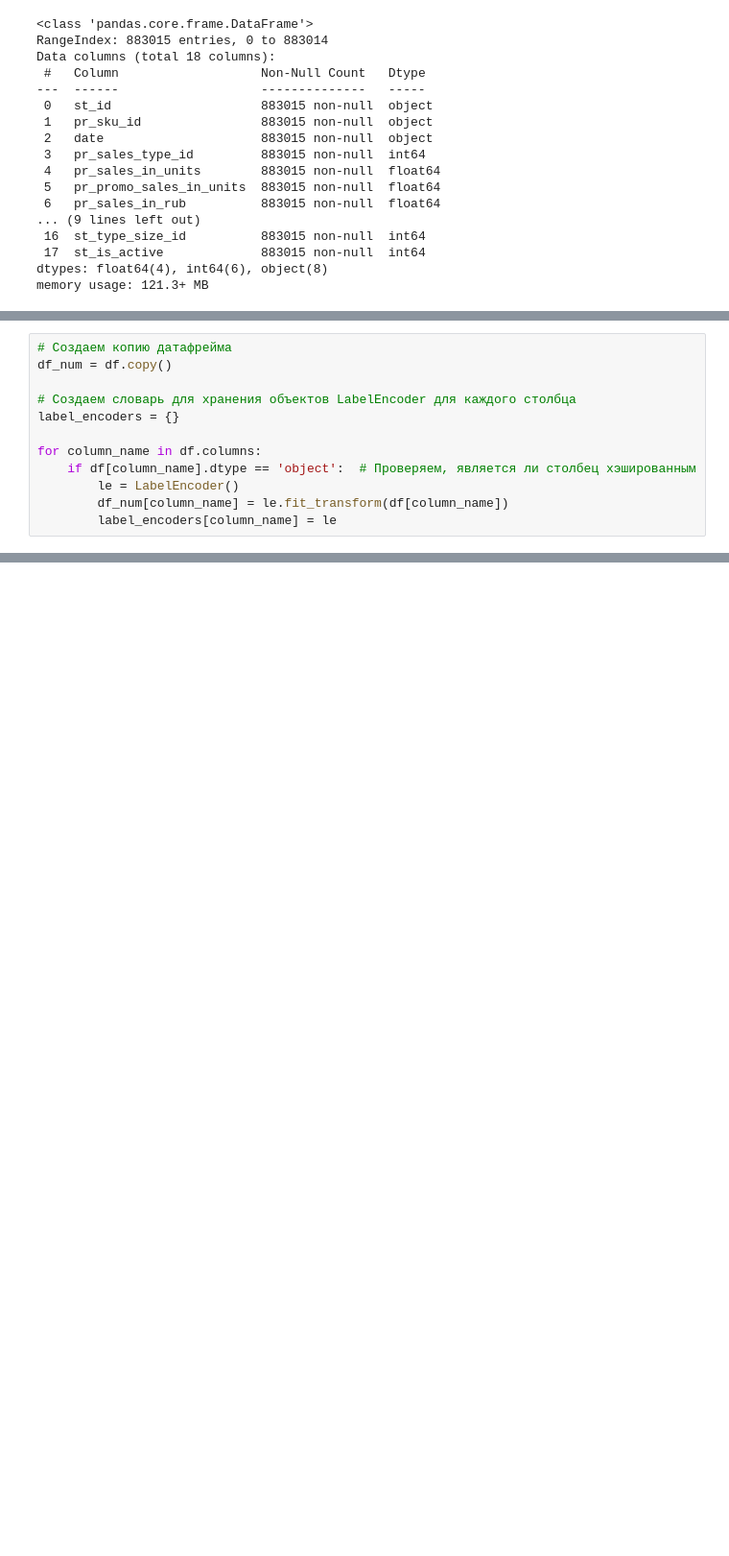
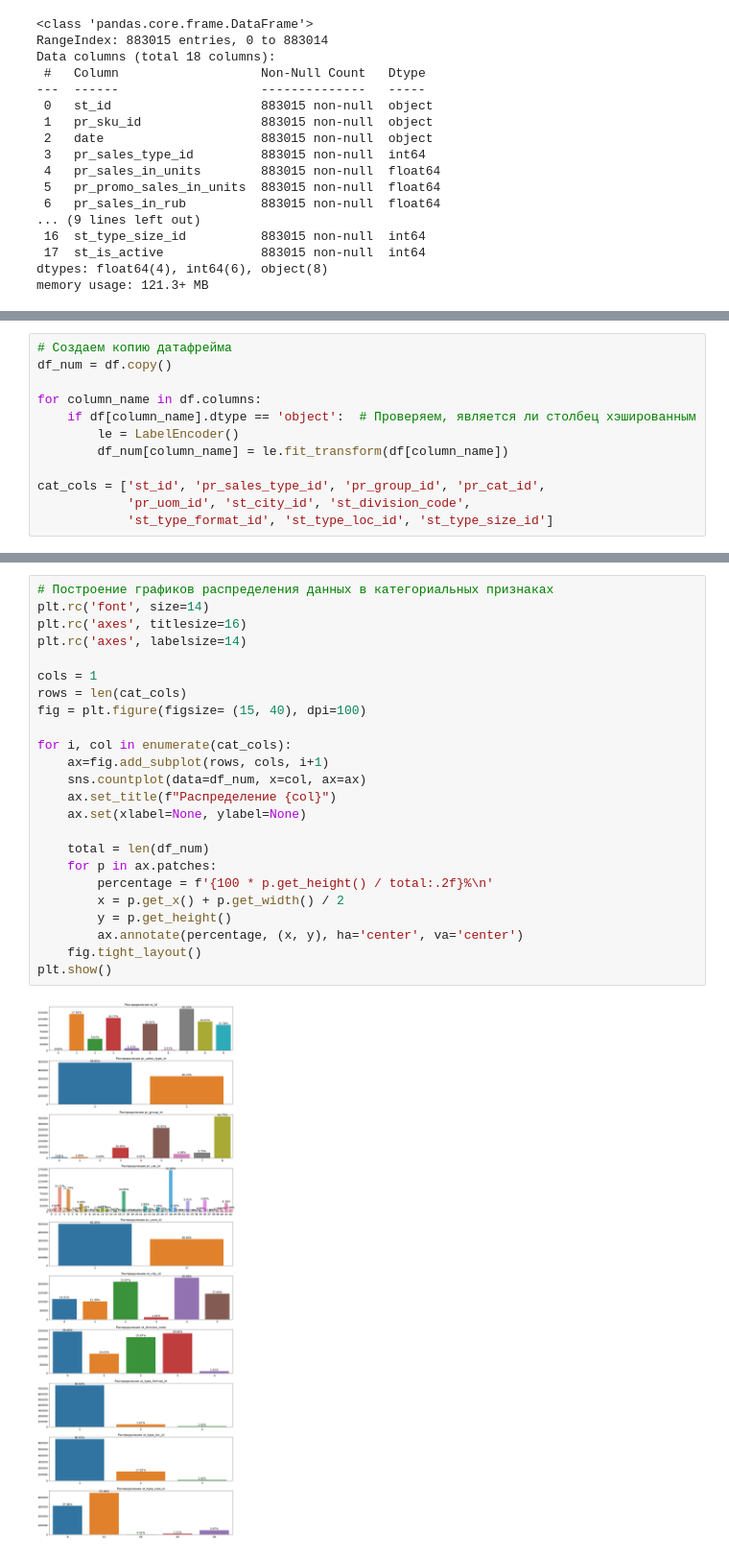
Before and after one commit to Vdol22/Proj_Lenta, a Jupyter notebook: Model.ipynb, the cells around one changed output, grey strips where cells are left out. Shown at 96% size. Cells and saved outputs as stored; diff of their text form; blank space fills up the shorter version.

```diff
--- a/Model.ipynb
+++ b/Model.ipynb
@@ -86,12 +191,12 @@ df_hash_recovered.head()
 # %%
 # Создаем копию датафрейма
 df_num = df.copy()
-
-# Создаем словарь для хранения объектов LabelEncoder для каждого столбца
-label_encoders = {}
 
 for column_name in df.columns:
     if df[column_name].dtype == 'object':  # Проверяем, является ли столбец хэшированным
         le = LabelEncoder()
         df_num[column_name] = le.fit_transform(df[column_name])
-        label_encoders[column_name] = le
+
+cat_cols = ['st_id', 'pr_sales_type_id', 'pr_group_id', 'pr_cat_id',
+            'pr_uom_id', 'st_city_id', 'st_division_code',
+            'st_type_format_id', 'st_type_loc_id', 'st_type_size_id']
@@ -188,0 +203,26 @@ df_num[df_num['pr_sales_in_units']==df_num['pr_sales_in_units'].max()]
+# %%
+# Построение графиков распределения данных в категориальных признаках
+plt.rc('font', size=14)
+plt.rc('axes', titlesize=16)
+plt.rc('axes', labelsize=14)
+
+cols = 1
+rows = len(cat_cols)
+fig = plt.figure(figsize= (15, 40), dpi=100)
+
+for i, col in enumerate(cat_cols):
+    ax=fig.add_subplot(rows, cols, i+1)
+    sns.countplot(data=df_num, x=col, ax=ax)
+    ax.set_title(f"Распределение {col}")
+    ax.set(xlabel=None, ylabel=None)
+
+    total = len(df_num)
+    for p in ax.patches:
+        percentage = f'{100 * p.get_height() / total:.2f}%\n'
+        x = p.get_x() + p.get_width() / 2
+        y = p.get_height()
+        ax.annotate(percentage, (x, y), ha='center', va='center')
+    fig.tight_layout()
+plt.show()
+# %% [output]
+[figure, added]
```
Also changed, not shown: parts of 30 cells of this notebook, 5 other files.
